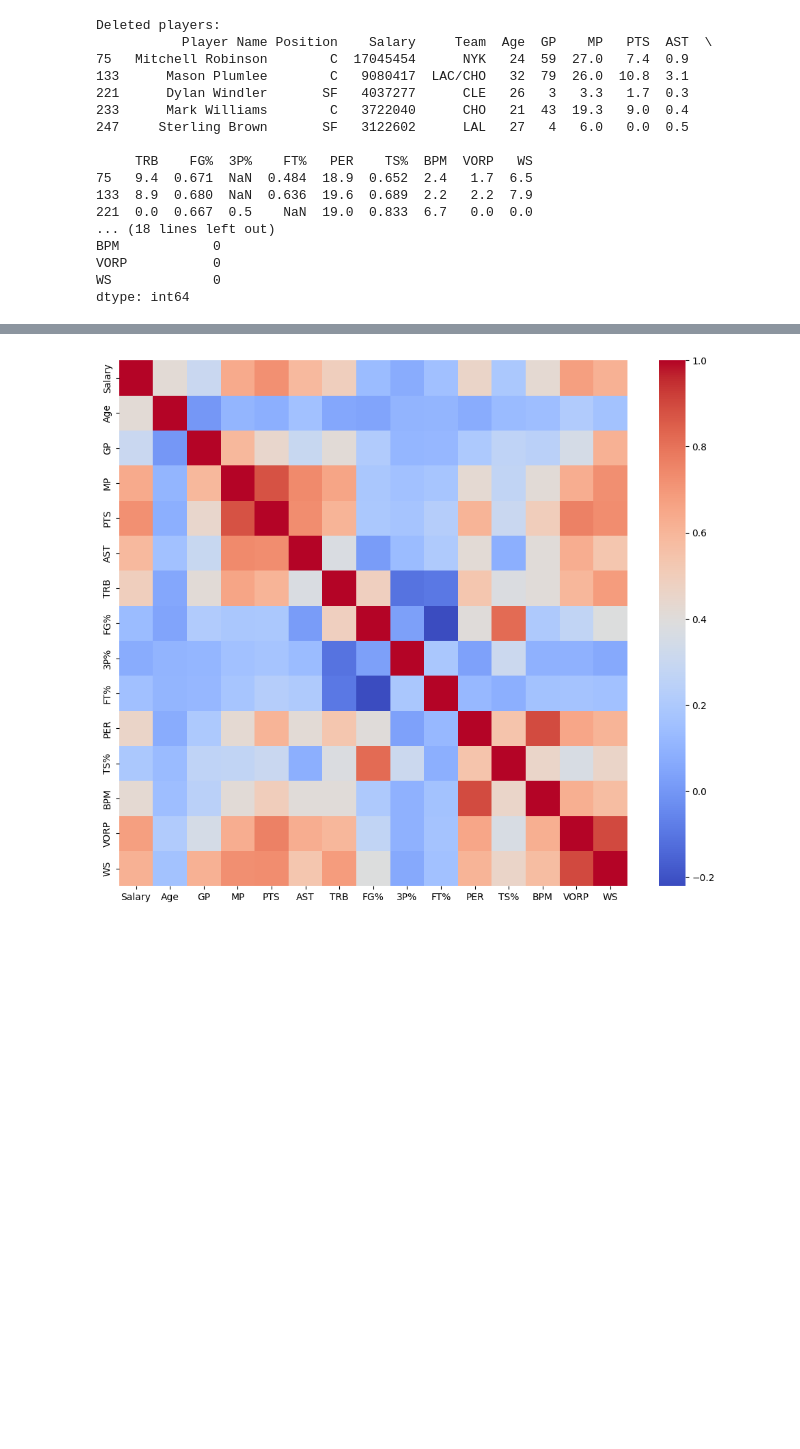
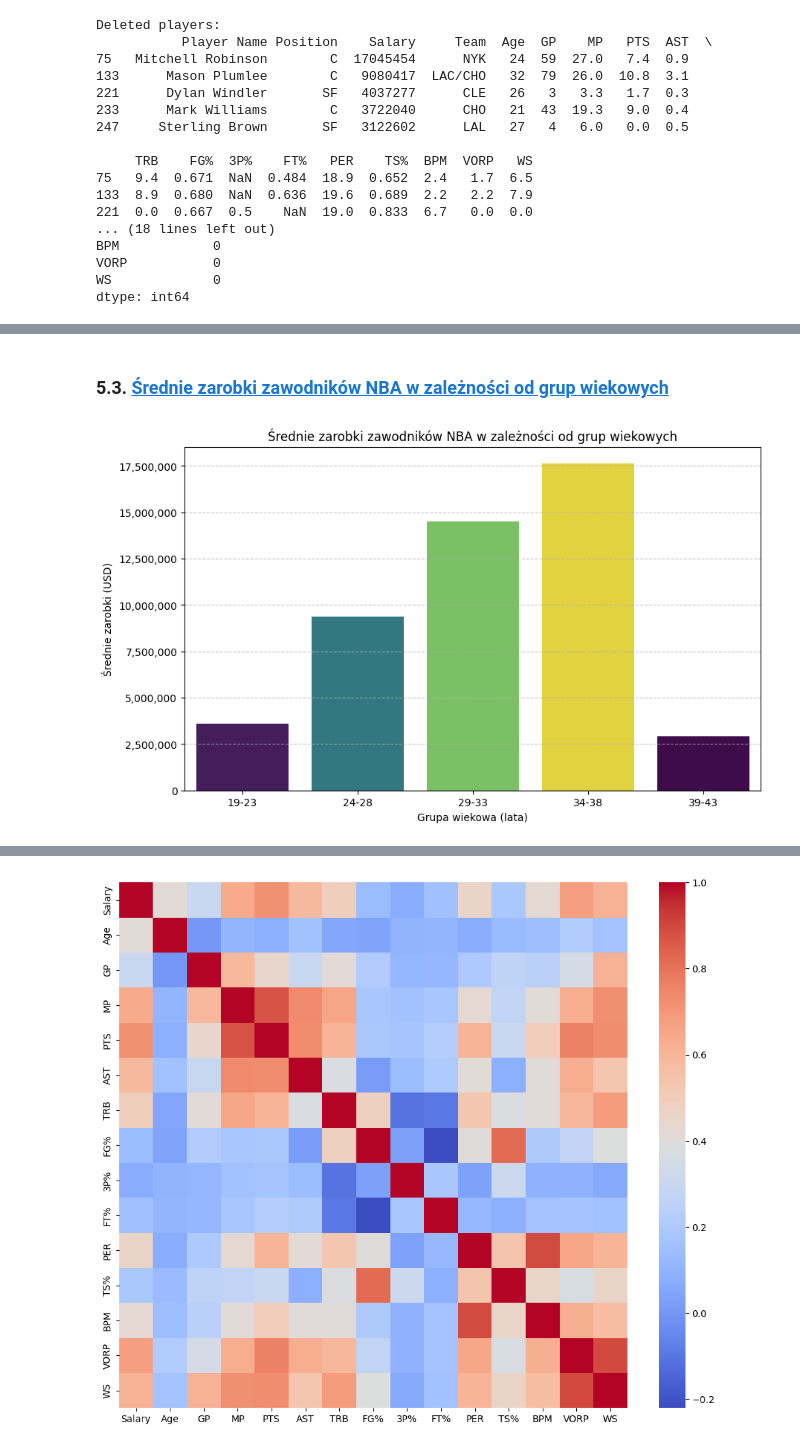
Before and after one commit to radekrzepka/nba-salary-predict, a Jupyter notebook: main.ipynb, the cells around one changed output, grey strips where cells are left out. Saved outputs shown, nothing was run; the diff lists cells and outputs as text; code cells hidden in the pictures; blank space fills up the shorter version.

```diff
--- a/main.ipynb
+++ b/main.ipynb
@@ -176,0 +325,31 @@ df_numeric = df.select_dtypes(include=[np.number])
+# %% [markdown]
+### 5.3. <a id='toc5_3_'></a>[Średnie zarobki zawodników NBA w zależności od grup wiekowych](#toc0_)
+# %%
+df["Age Group"] = pd.cut(
+    df["Age"],
+    bins=range(df["Age"].min(), df["Age"].max() + 5, 5),
+    right=False,
+    labels=[f"{i}-{i+4}" for i in range(df["Age"].min(), df["Age"].max(), 5)],
+)
+
+average_salary_by_age_group = (
+    df.groupby("Age Group", observed=True)["Salary"].mean().reset_index()
+)
+
+plt.figure(figsize=(10, 6))
+sns.barplot(
+    x="Age Group",
+    y="Salary",
+    hue="Salary",
+    data=average_salary_by_age_group,
+    palette="viridis",
+)
+plt.title("Średnie zarobki zawodników NBA w zależności od grup wiekowych")
+plt.xlabel("Grupa wiekowa (lata)")
+plt.ylabel("Średnie zarobki (USD)")
+plt.gca().yaxis.set_major_formatter(FuncFormatter(format_thousands))
+plt.grid(axis="y", linestyle="--", alpha=0.7)
+plt.legend([], [], frameon=False)
+plt.show()
+# %% [output]
+[figure, added]
```
Also changed, not shown: parts of 37 cells of this notebook.
